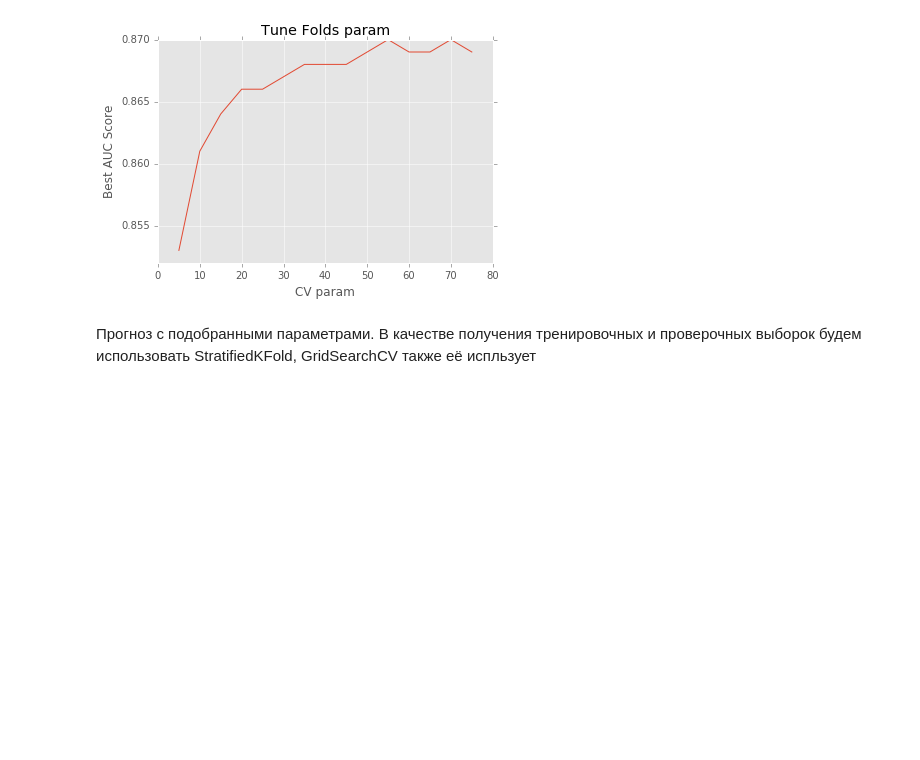
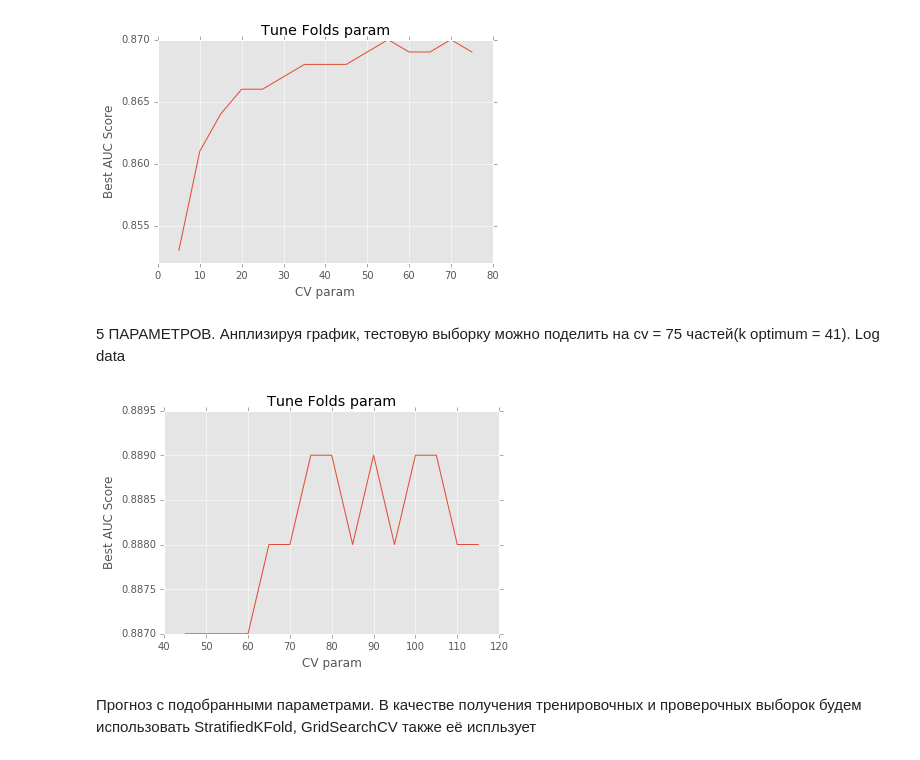
Before and after one commit to Evgeneus/InData-Labs-Contest, a Jupyter notebook: star_mission.ipynb, the cells around one changed output. Cells and saved outputs as stored; diff of their text form; code cells hidden in the pictures; blank space fills up the shorter version.

Commit message:
fix/feature/finish 5params/log data

```diff
--- a/star_mission.ipynb
+++ b/star_mission.ipynb
@@ -150,5 +153,12 @@ Image(filename='img/knn_3par.png')
 # %% [output]
 [figure]
+# %% [markdown]
+5  ПАРАМЕТРОВ.
+Анплизируя график, тестовую выборку можно поделить на сv = 75 частей(k optimum = 41). Log data
+# %%
+Image(filename='img/knn_5par_log.png')
+# %% [output]
+[figure, added]
 # %% [markdown]
 Прогноз с подобранными параметрами. В качестве получения тренировочных и проверочных выборок будем использовать StratifiedKFold, GridSearchCV также её испльзует
 # %%
```
Also changed, not shown: parts of 14 cells of this notebook, 2 other files.
